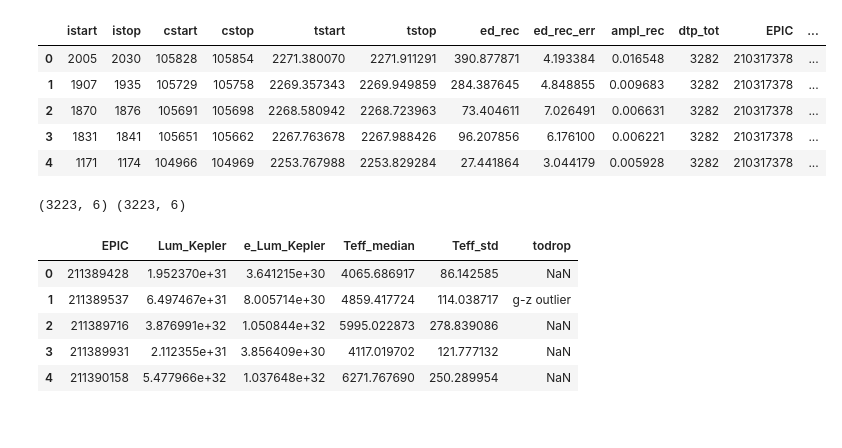
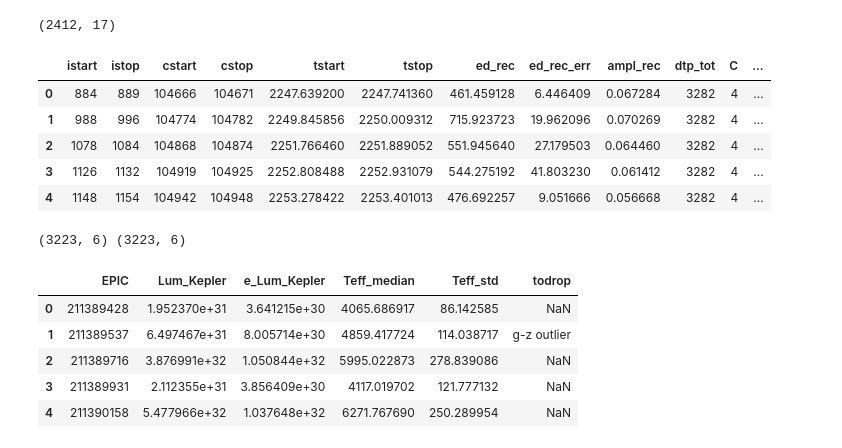
Before and after one commit to ekaterinailin/flares-in-clusters-with-k2-ii, a Jupyter notebook: VettingFlares/Finalize_flare_table.ipynb, the cells around one changed output. Cells and saved outputs as stored; diff of their text form; code cells hidden in the pictures.

```diff
--- a/VettingFlares/Finalize_flare_table.ipynb
+++ b/VettingFlares/Finalize_flare_table.ipynb
@@ -7,14 +7,18 @@ import matplotlib.pyplot as plt
 from altaipony.lcio import from_path
 
 from error import refine_detrended_flux_err
+# %%
+df.shape
+# %% [output]
+(2412, 17)
 # %%
-df = pd.read_csv("../k2scoc/results/tables/improved_flares_vetted.csv")
+df = pd.read_csv("../k2scoc/results/tables/lost_flares.csv")#improved_flares_vetted
 #df = df[(df.real == 1) & (df.note.isnull())]
 df.head()
 # %% [output]
-|  | istart | istop | cstart | cstop | tstart | tstop | ed_rec | ed_rec_err | ampl_rec | dtp_tot | EPIC | ... |
-| 0 | 2005 | 2030 | 105828 | 105854 | 2271.380070 | 2271.911291 | 390.877871 | 4.193384 | 0.016548 | 3282 | 210317378 | ... |
-| 1 | 1907 | 1935 | 105729 | 105758 | 2269.357343 | 2269.949859 | 284.387645 | 4.848855 | 0.009683 | 3282 | 210317378 | ... |
-| 2 | 1870 | 1876 | 105691 | 105698 | 2268.580942 | 2268.723963 | 73.404611 | 7.026491 | 0.006631 | 3282 | 210317378 | ... |
-| 3 | 1831 | 1841 | 105651 | 105662 | 2267.763678 | 2267.988426 | 96.207856 | 6.176100 | 0.006221 | 3282 | 210317378 | ... |
-| 4 | 1171 | 1174 | 104966 | 104969 | 2253.767988 | 2253.829284 | 27.441864 | 3.044179 | 0.005928 | 3282 | 210317378 | ... |
+|  | istart | istop | cstart | cstop | tstart | tstop | ed_rec | ed_rec_err | ampl_rec | dtp_tot | C | ... |
+| 0 | 884 | 889 | 104666 | 104671 | 2247.639200 | 2247.741360 | 461.459128 | 6.446409 | 0.067284 | 3282 | 4 | ... |
+| 1 | 988 | 996 | 104774 | 104782 | 2249.845856 | 2250.009312 | 715.923723 | 19.962096 | 0.070269 | 3282 | 4 | ... |
+| 2 | 1078 | 1084 | 104868 | 104874 | 2251.766460 | 2251.889052 | 551.945640 | 27.179503 | 0.064460 | 3282 | 4 | ... |
+| 3 | 1126 | 1132 | 104919 | 104925 | 2252.808488 | 2252.931079 | 544.275192 | 41.803230 | 0.061412 | 3282 | 4 | ... |
+| 4 | 1148 | 1154 | 104942 | 104948 | 2253.278422 | 2253.401013 | 476.692257 | 9.051666 | 0.056668 | 3282 | 4 | ... |
```
Also changed, not shown: parts of 13 cells of this notebook, 2 other files.
